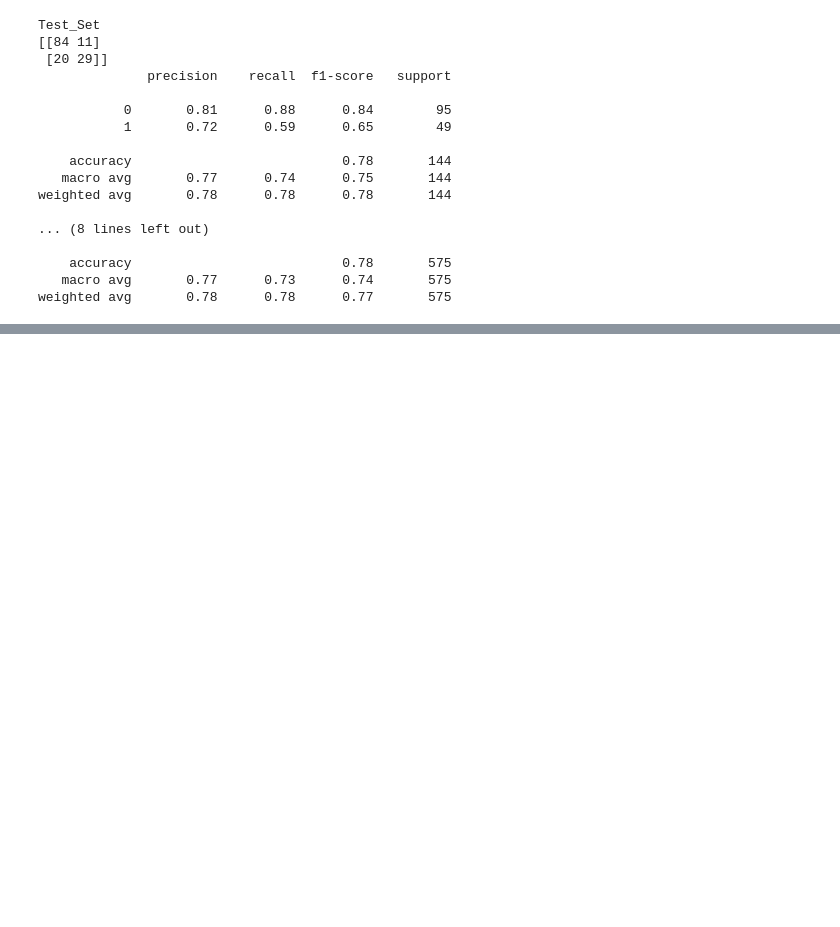
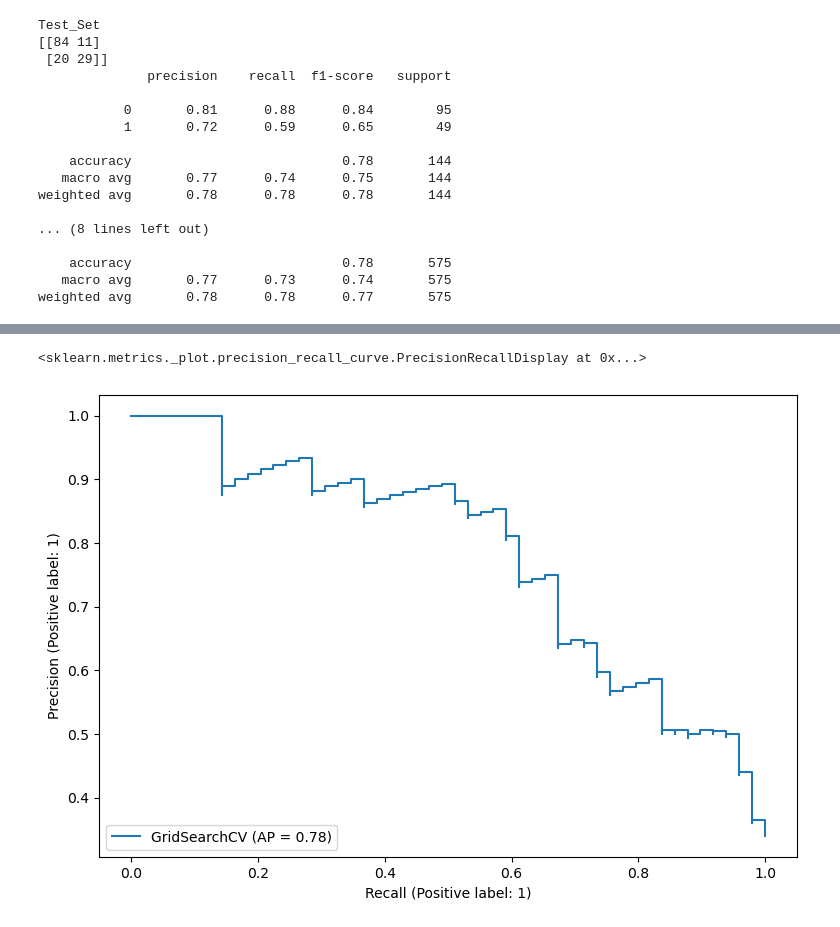
Before and after one commit to ssamiyavuzz/Machine-Learning-Notebooks, a Jupyter notebook: Logistic_Regression_Diabetes.ipynb, the cells around one changed output, grey strips where cells are left out. Cells and saved outputs as stored; diff of their text form; code cells hidden in the pictures; blank space fills up the shorter version.

```diff
--- a/Logistic_Regression_Diabetes.ipynb
+++ b/Logistic_Regression_Diabetes.ipynb
@@ -463,0 +473,5 @@ Bunun yanı sıra, dengesiz veri setlerinde model performansını değerlendirir
+# %%
+PrecisionRecallDisplay.from_estimator(grid_model, X_test_scaled, y_test)
+# %% [output]
+<sklearn.metrics._plot.precision_recall_curve.PrecisionRecallDisplay at 0x...>
+[figure, added]
```
Also changed, not shown: parts of 33 cells of this notebook.
